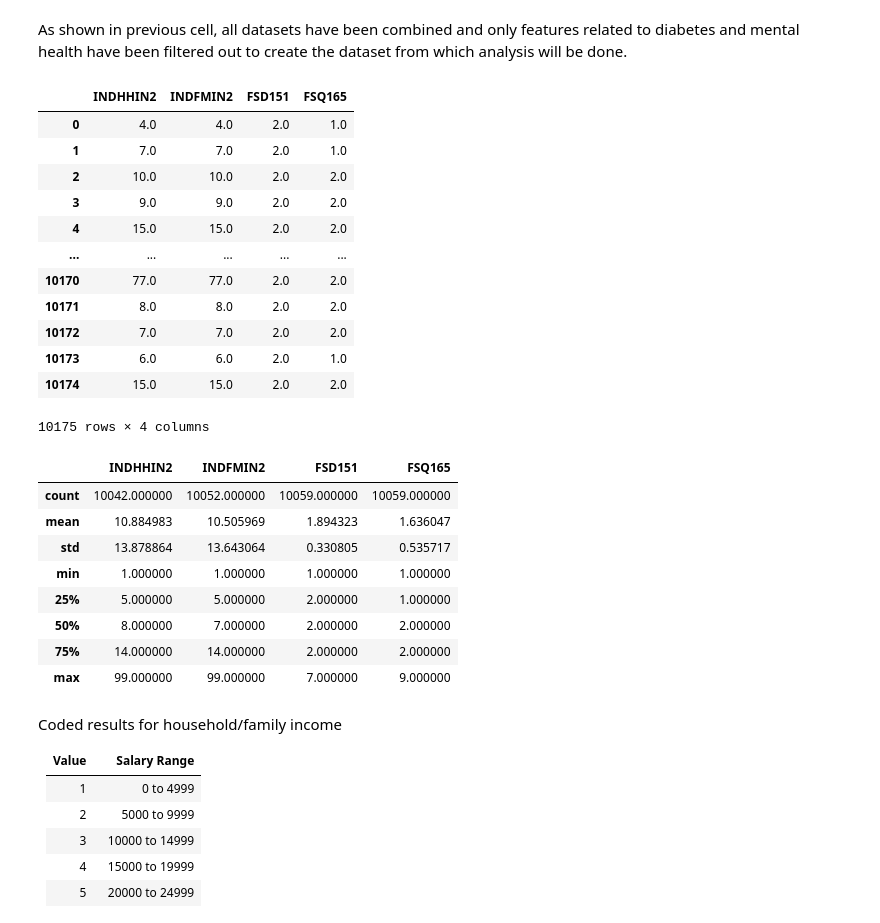
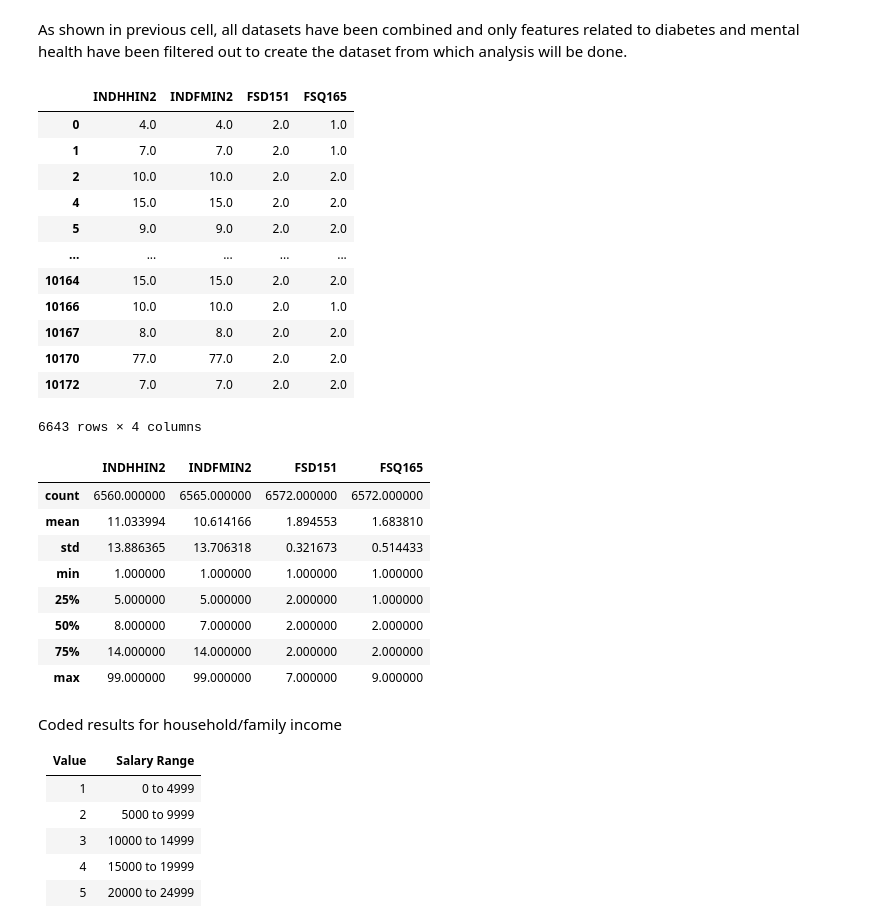
Before and after one commit to birddropping/IND5003-Group-Project, a Jupyter notebook: IND5003_Group_Project.ipynb, the cells around one changed output. Cells and saved outputs as stored; diff of their text form; code cells hidden in the pictures.

```diff
--- a/IND5003_Group_Project.ipynb
+++ b/IND5003_Group_Project.ipynb
@@ -67,29 +67,29 @@ final_data
 As shown in previous cell, all datasets have been combined and only features related to diabetes and mental health have been filtered out to create the dataset from which analysis will be done.
 # %%
 SES = ['INDHHIN2', 'INDFMIN2', 'FSD151', 'FSQ165']
-SES_data = data_final[SES]
+SES_data = final_data[SES]
 SES_data
 # %% [output]
 |  | INDHHIN2 | INDFMIN2 | FSD151 | FSQ165 |
 | 0 | 4.0 | 4.0 | 2.0 | 1.0 |
 | 1 | 7.0 | 7.0 | 2.0 | 1.0 |
 | 2 | 10.0 | 10.0 | 2.0 | 2.0 |
-| 3 | 9.0 | 9.0 | 2.0 | 2.0 |
 | 4 | 15.0 | 15.0 | 2.0 | 2.0 |
+| 5 | 9.0 | 9.0 | 2.0 | 2.0 |
 | ... | ... | ... | ... | ... |
+| 10164 | 15.0 | 15.0 | 2.0 | 2.0 |
+| 10166 | 10.0 | 10.0 | 2.0 | 1.0 |
+| 10167 | 8.0 | 8.0 | 2.0 | 2.0 |
 | 10170 | 77.0 | 77.0 | 2.0 | 2.0 |
-| 10171 | 8.0 | 8.0 | 2.0 | 2.0 |
 | 10172 | 7.0 | 7.0 | 2.0 | 2.0 |
-| 10173 | 6.0 | 6.0 | 2.0 | 1.0 |
-| 10174 | 15.0 | 15.0 | 2.0 | 2.0 |
-10175 rows × 4 columns
+6643 rows × 4 columns
 # %%
 SES_data.describe()
 # %% [output]
 |  | INDHHIN2 | INDFMIN2 | FSD151 | FSQ165 |
-| count | 10042.000000 | 10052.000000 | 10059.000000 | 10059.000000 |
-| mean | 10.884983 | 10.505969 | 1.894323 | 1.636047 |
-| std | 13.878864 | 13.643064 | 0.330805 | 0.535717 |
+| count | 6560.000000 | 6565.000000 | 6572.000000 | 6572.000000 |
+| mean | 11.033994 | 10.614166 | 1.894553 | 1.683810 |
+| std | 13.886365 | 13.706318 | 0.321673 | 0.514433 |
 | min | 1.000000 | 1.000000 | 1.000000 | 1.000000 |
 | 25% | 5.000000 | 5.000000 | 2.000000 | 1.000000 |
 | 50% | 8.000000 | 7.000000 | 2.000000 | 2.000000 |
```
Also changed, not shown: parts of 9 cells of this notebook, 2 other files.
